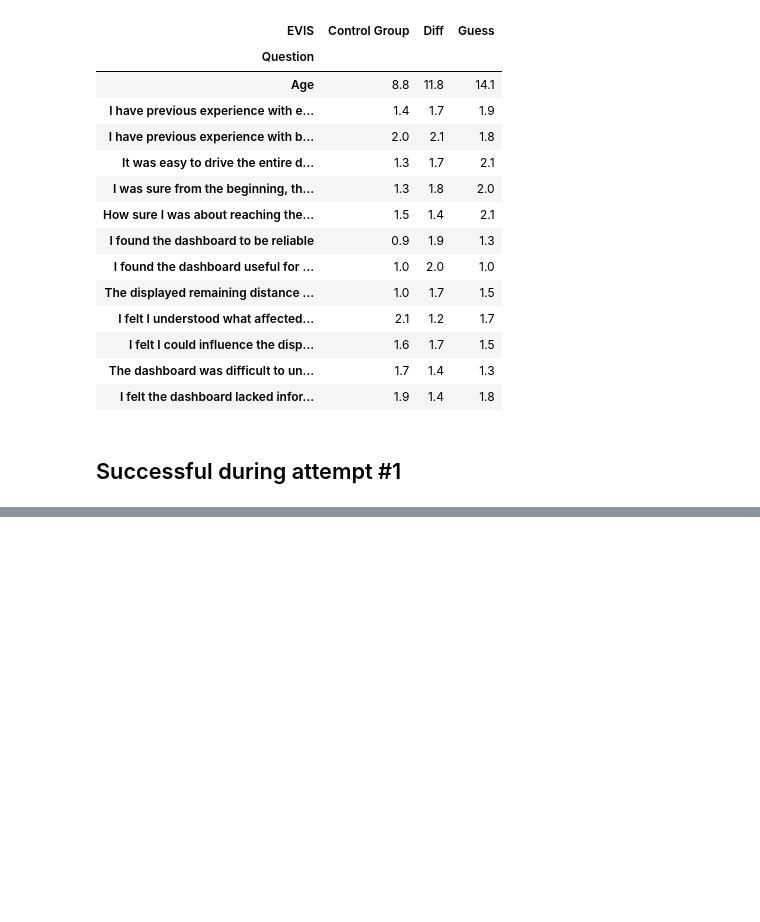
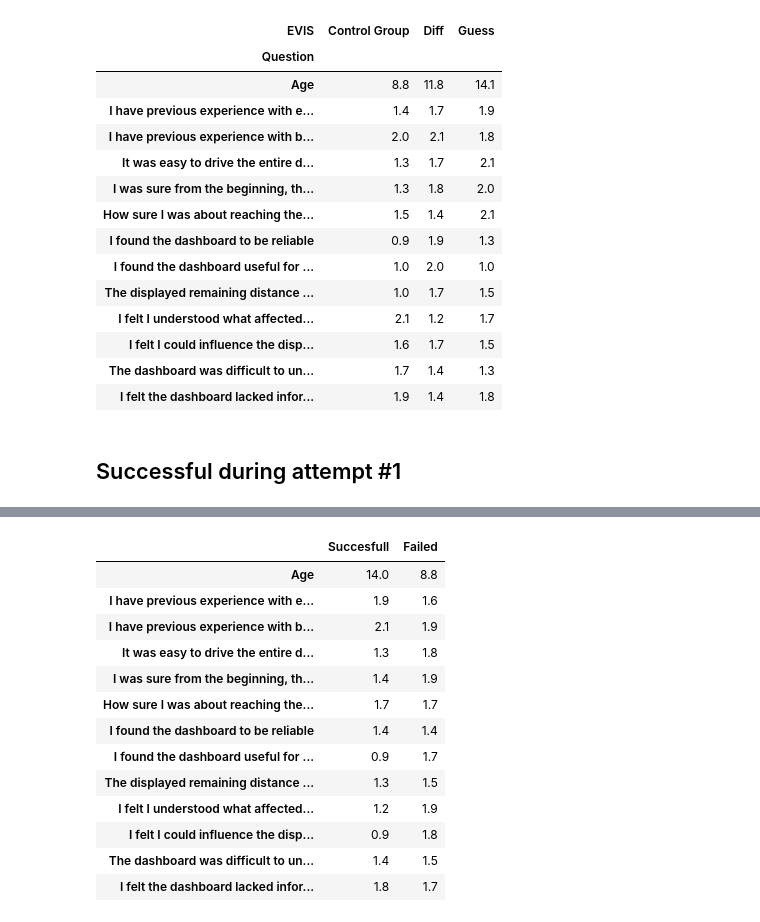
Before and after one commit to Sandsten/bev-vr-data-analysis, a Jupyter notebook: jupyter-notebooks/user-stats.ipynb, the cells around one changed output, grey strips where cells are left out. Drawn from its saved outputs; the diff is of its cells as text; code cells hidden in the pictures; blank space fills up the shorter version.

```diff
--- a/jupyter-notebooks/user-stats.ipynb
+++ b/jupyter-notebooks/user-stats.ipynb
@@ -172,0 +216,5 @@ len(questionnaire_success)
+# %%
+succesfull_sd = pd.DataFrame(questionnaire_success.std()).T.round(1).drop("ID", 1).T
+succesfull_sd = succesfull_sd.rename(columns = {0:"Succesfull"})
+
+succesfull_sd
@@ -187,0 +313,5 @@ pd.DataFrame(questionnaire_failed.mean()).T.round(1).drop("ID", 1)
+# %%
+failed_sd = pd.DataFrame(questionnaire_failed.std()).T.round(1).drop("ID", 1).T
+failed_sd = failed_sd.rename(columns = {0:"Failed"})
+
+failed_sd
@@ -193,0 +394,19 @@ pd.DataFrame(questionnaire_success.median()).T.round(1).drop("ID", 1)
+# %%
+succesfull_sd["Failed"] = failed_sd
+# %%
+succesfull_sd
+# %% [output]
+|  | Succesfull | Failed |
+| Age | 14.0 | 8.8 |
+| I have previous experience with e... | 1.9 | 1.6 |
+| I have previous experience with b... | 2.1 | 1.9 |
+| It was easy to drive the entire d... | 1.3 | 1.8 |
+| I was sure from the beginning, th... | 1.4 | 1.9 |
+| How sure I was about reaching the... | 1.7 | 1.7 |
+| I found the dashboard to be reliable | 1.4 | 1.4 |
+| I found the dashboard useful for ... | 0.9 | 1.7 |
+| The displayed remaining distance ... | 1.3 | 1.5 |
+| I felt I understood what affected... | 1.2 | 1.9 |
+| I felt I could influence the disp... | 0.9 | 1.8 |
+| The dashboard was difficult to un... | 1.4 | 1.5 |
+| I felt the dashboard lacked infor... | 1.8 | 1.7 |
```
Also changed, not shown: parts of 27 cells of this notebook.
